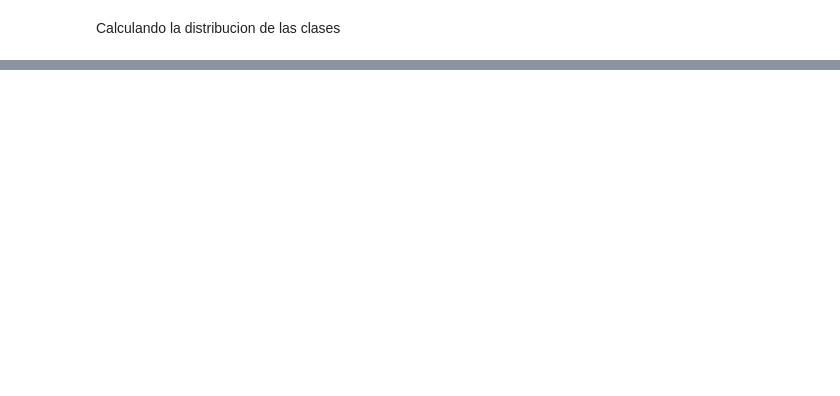
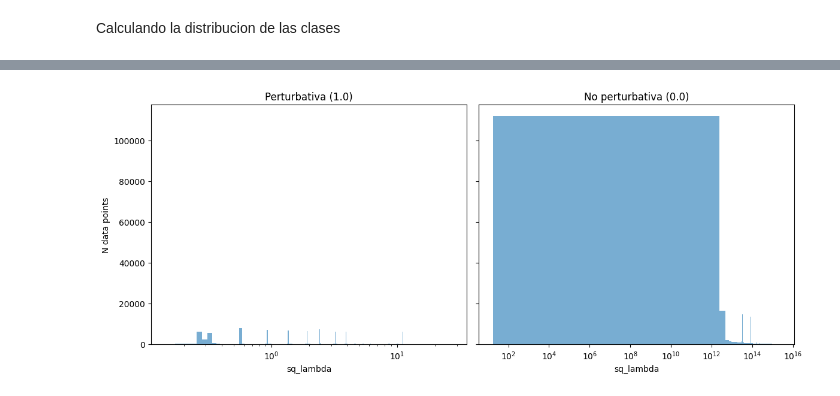
Before and after one commit to fbientrigo/dihiggs, a Jupyter notebook: mlpython/0b2_pipeline_train.ipynb, the cells around one changed output, grey strips where cells are left out. Saved outputs shown, nothing was run; the diff lists cells and outputs as text; code cells hidden in the pictures; blank space fills up the shorter version.

```diff
--- a/mlpython/0b2_pipeline_train.ipynb
+++ b/mlpython/0b2_pipeline_train.ipynb
@@ -154,3 +162,34 @@ print(
+# %%
+import seaborn as sns
+import matplotlib.pyplot as plt
+
+n_bins = 100
+
+# Filtramos
+df_ok   = df[df['perturbativity_ok'] == 1.0]
+df_fail = df[df['perturbativity_ok'] == 0.0]
+n_bins = 1000
+
+# Creamos dos subplots compartiendo el eje y
+fig, axes = plt.subplots(1, 2, sharey=True, figsize=(12, 5))
+
+# Histograma clase 1
+axes[0].hist(df_ok['sq_lambda'], bins=n_bins, alpha=0.6)
+axes[0].set_xscale('log')
+axes[0].set_title('Perturbativa (1.0)')
+axes[0].set_xlabel('sq_lambda')
+axes[0].set_ylabel('N data points')
+
+# Histograma clase 0
+axes[1].hist(df_fail['sq_lambda'], bins=n_bins, alpha=0.6)
+axes[1].set_xscale('log')
+axes[1].set_title('No perturbativa (0.0)')
+axes[1].set_xlabel('sq_lambda')
+
+plt.tight_layout()
+plt.show()
+# %% [output]
+[figure, added]
 # %%
 import pandas as pd
 import numpy as np
```
Also changed, not shown: parts of 12 cells of this notebook, 51 other files.
